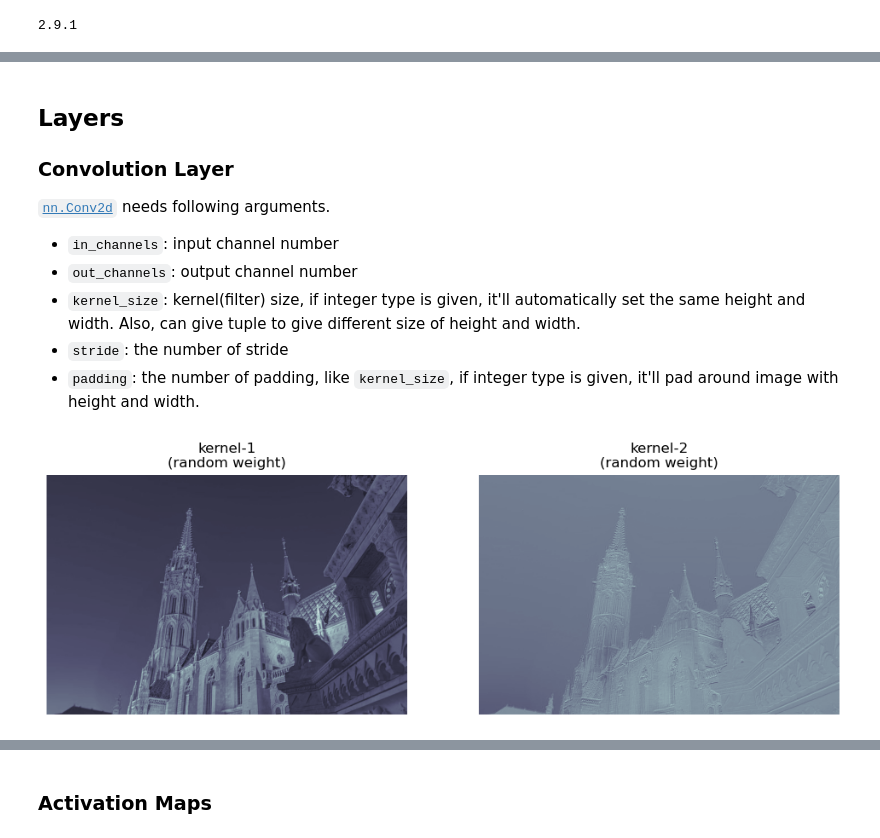
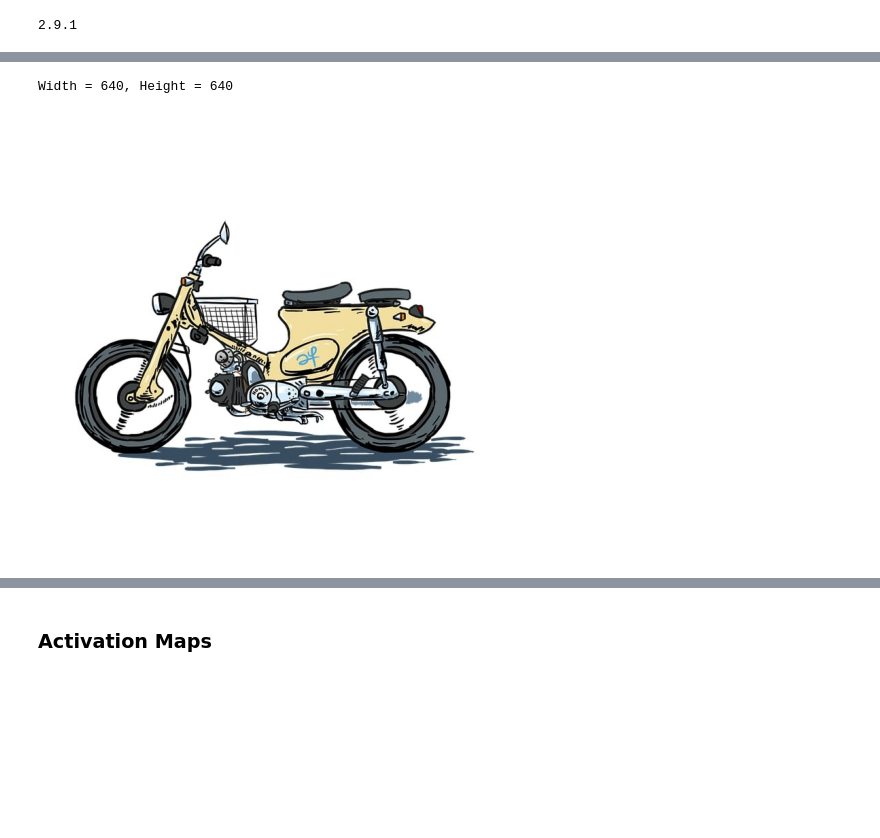
Before and after one commit to simonjisu/aiffel2022, a Jupyter notebook: 07_CNN.ipynb, the cells around one changed output, grey strips where cells are left out. Drawn from its saved outputs; the diff is of its cells as text; code cells hidden in the pictures; blank space fills up the shorter version.

```diff
--- a/07_CNN.ipynb
+++ b/07_CNN.ipynb
@@ -62,26 +73,12 @@ plot_maps(outputs, titles)
-# %% [markdown]
-## Layers
-
-### Convolution Layer
-
-[`nn.Conv2d`](https://pytorch.org/docs/stable/nn.html#conv2d) needs following arguments.
-
-* `in_channels`: input channel number
-* `out_channels`: output channel number
-* `kernel_size`: kernel(filter) size, if integer type is given, it'll automatically set the same height and width. Also, can give tuple to give different size of height and width.
-* `stride`: the number of stride
-* `padding`: the number of padding, like `kernel_size`, if integer type is given, it'll pad around image with height and width.
-# %%
-seed = 777
-torch.manual_seed(seed)
-conv_layer = nn.Conv2d(in_channels=3,
-                       out_channels=2,
-                       kernel_size=(3, 3),
-                       stride=1,
-                       padding=0)
-outputs = conv_layer(img_tensor).detach()
-titles = ["kernel-1\n(random weight)", "kernel-2\n(random weight)"]
-# Plotting Maps
-plot_maps(outputs.squeeze(), titles)
-# %% [output]
-[figure, removed]
+# %%
+from PIL import Image
+
+img = Image.open("./bike.jpg")
+print(f'Width = {img.size[0]}, Height = {img.size[1]}')
+fig, ax = plt.subplots(1, 1, figsize=(8, 8))
+ax.imshow(img)
+ax.axis('off')
+plt.show()
+# %% [output]
+Width = 640, Height = 640
+[figure, added]
```
Also changed, not shown: parts of 119 cells of this notebook, 8 other files.
